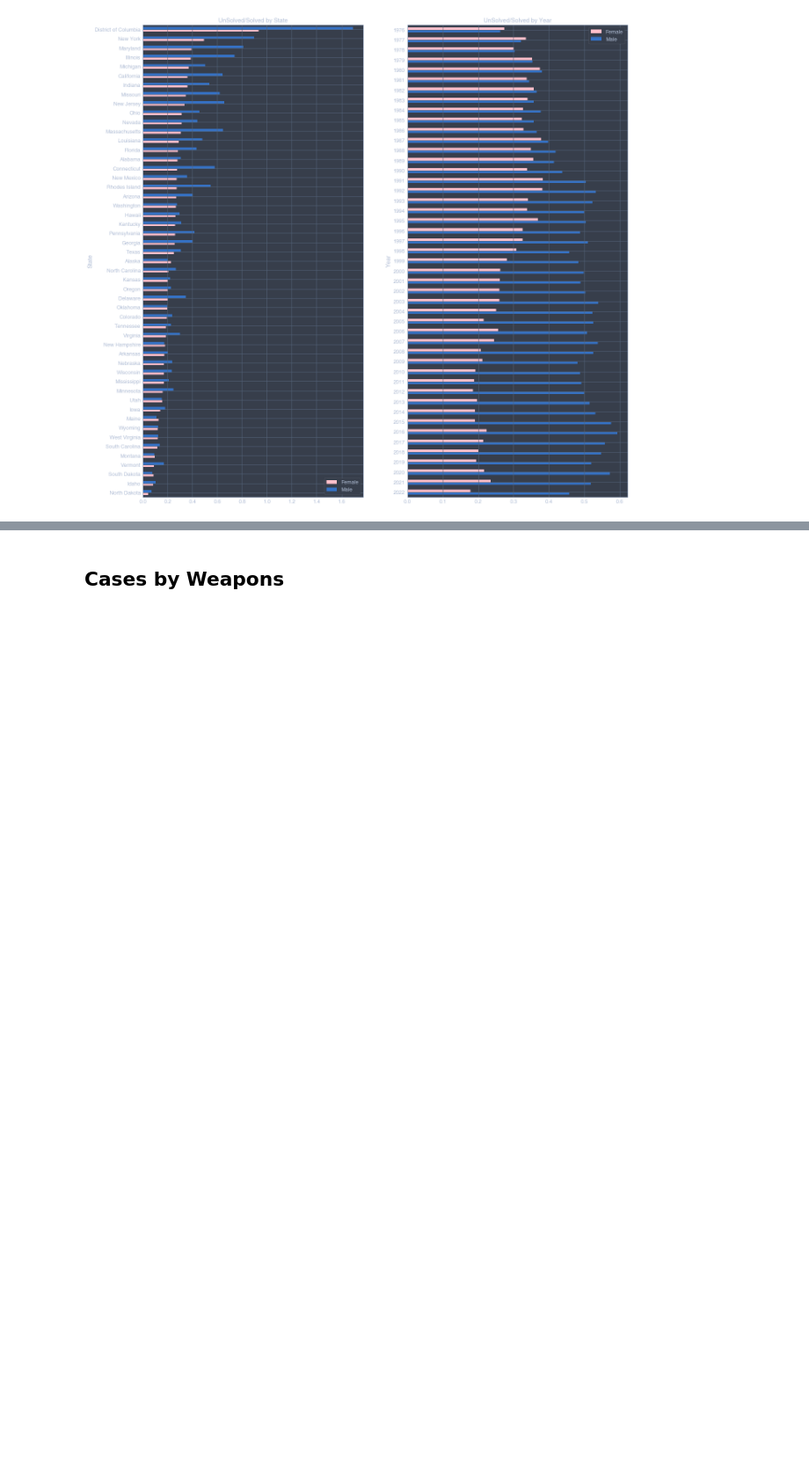
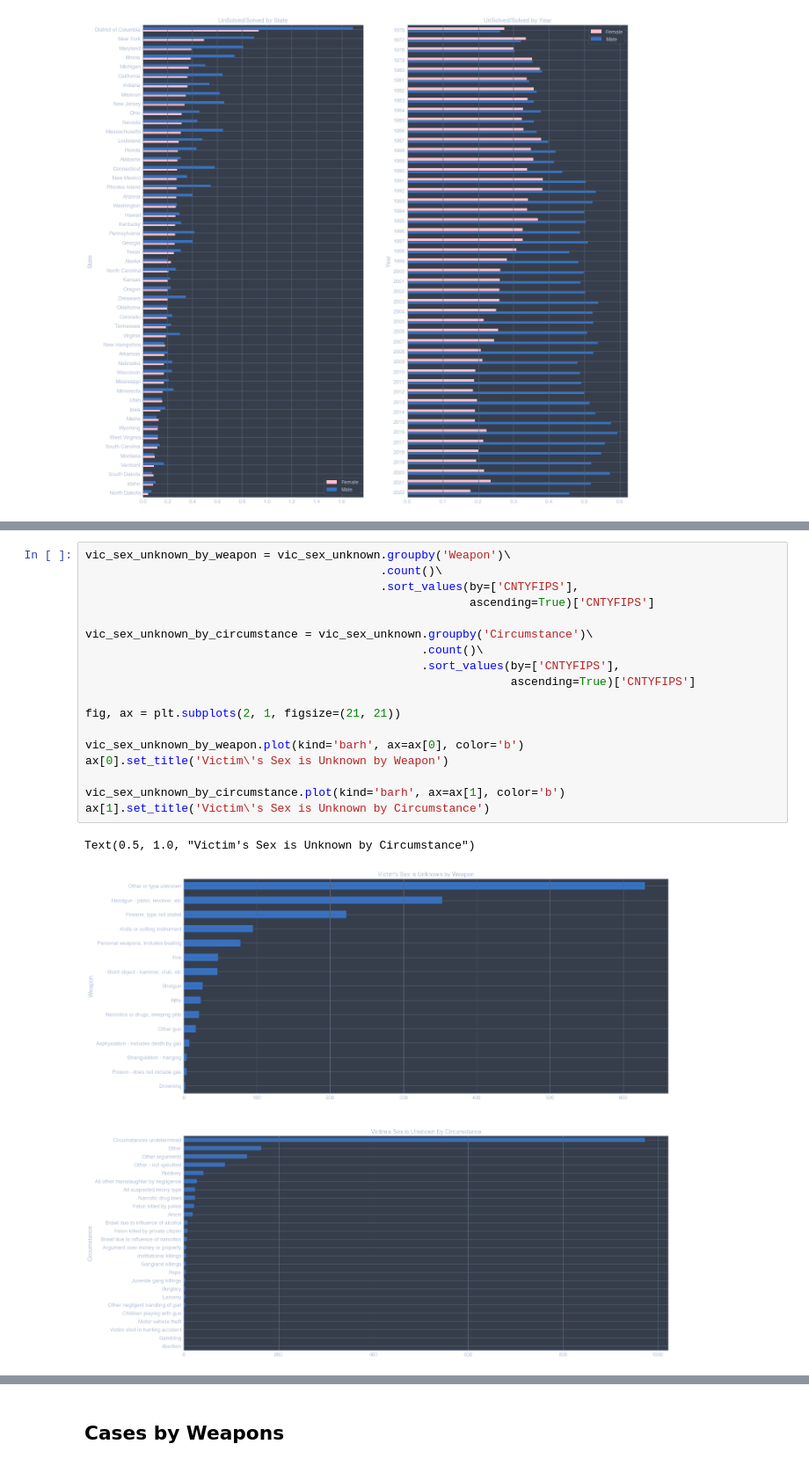
Before and after one commit to fadeeva/weird_projects, a Jupyter notebook: Serial_Killers/Data_from_MAP.ipynb, the cells around one changed output, grey strips where cells are left out. Shown at 88% size. Drawn from its saved outputs; the diff is of its cells as text; blank space fills up the shorter version.

```diff
--- a/Serial_Killers/Data_from_MAP.ipynb
+++ b/Serial_Killers/Data_from_MAP.ipynb
@@ -421,0 +457,21 @@ Text(0.5, 1.0, 'UnSolved/Solved by Year')
+# %%
+vic_sex_unknown_by_weapon = vic_sex_unknown.groupby('Weapon')\
+                                           .count()\
+                                           .sort_values(by=['CNTYFIPS'],
+                                                        ascending=True)['CNTYFIPS']
+
+vic_sex_unknown_by_circumstance = vic_sex_unknown.groupby('Circumstance')\
+                                                 .count()\
+                                                 .sort_values(by=['CNTYFIPS'],
+                                                              ascending=True)['CNTYFIPS']
+
+fig, ax = plt.subplots(2, 1, figsize=(21, 21))
+
+vic_sex_unknown_by_weapon.plot(kind='barh', ax=ax[0], color='b')
+ax[0].set_title('Victim\'s Sex is Unknown by Weapon')
+
+vic_sex_unknown_by_circumstance.plot(kind='barh', ax=ax[1], color='b')
+ax[1].set_title('Victim\'s Sex is Unknown by Circumstance')
+# %% [output]
+Text(0.5, 1.0, "Victim's Sex is Unknown by Circumstance")
+[figure, added]
```
Also changed, not shown: parts of 6 cells of this notebook.
